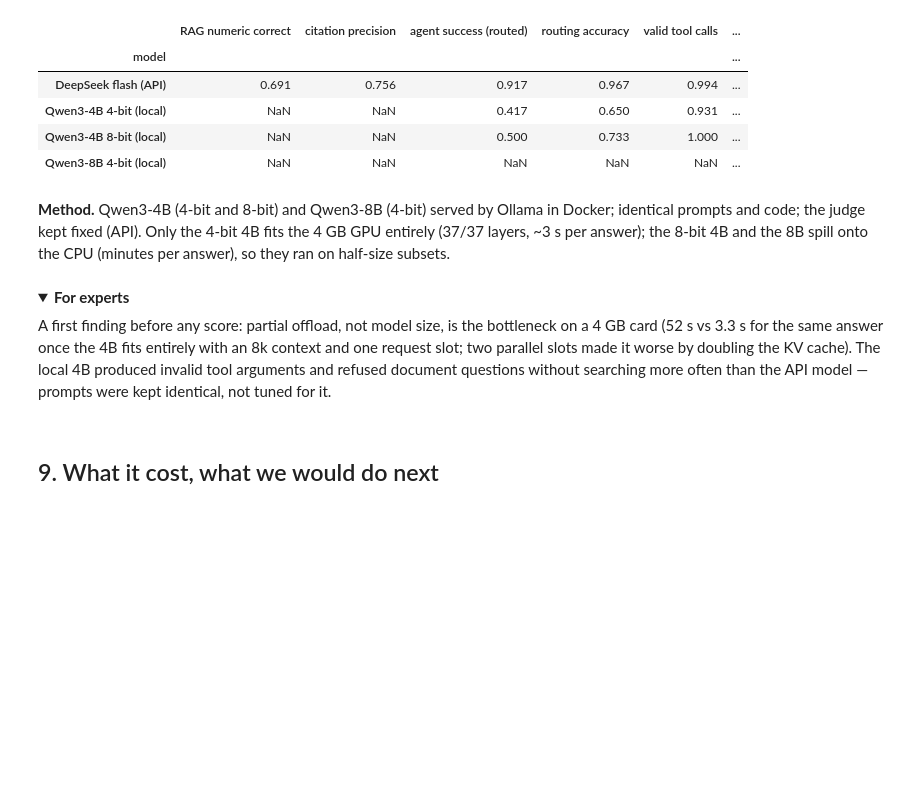
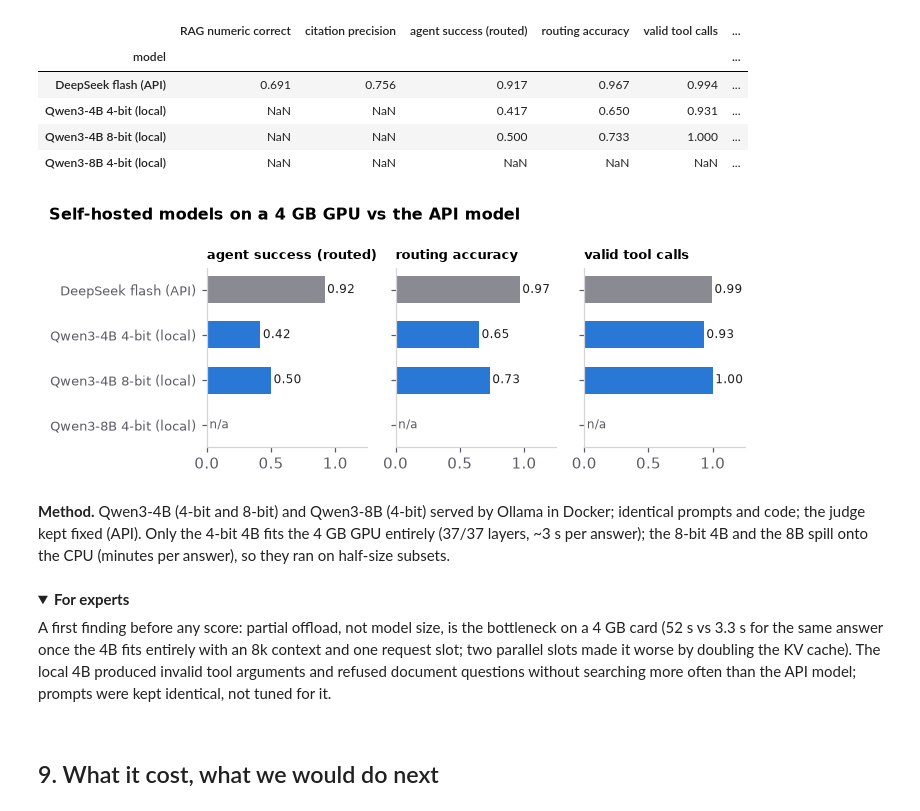
Before and after one commit to hassenBC/finagent-ch, a Jupyter notebook: report/finagent_report.ipynb, the cells around one changed output. Saved outputs shown, nothing was run; the diff lists cells and outputs as text; code cells hidden in the pictures; folded sections open; blank space fills up the shorter version.

```diff
--- a/report/finagent_report.ipynb
+++ b/report/finagent_report.ipynb
@@ -324,6 +323,10 @@ t if t is not None else "Phase 9 results not available yet — re-run this noteb
 | Qwen3-4B 4-bit (local) | NaN | NaN | 0.417 | 0.650 | 0.931 | ... |
 | Qwen3-4B 8-bit (local) | NaN | NaN | 0.500 | 0.733 | 1.000 | ... |
 | Qwen3-8B 4-bit (local) | NaN | NaN | NaN | NaN | NaN | ... |
+# %%
+F.fig_models();
+# %% [output]
+[figure, added]
 # %% [markdown]
 **Method.** Qwen3-4B (4-bit and 8-bit) and Qwen3-8B (4-bit) served by Ollama in Docker; identical
 prompts and code; the judge kept fixed (API). Only the 4-bit 4B fits the 4 GB GPU entirely (37/37 layers,
@@ -335,7 +338,7 @@ subsets.
 A first finding before any score: partial offload, not model size, is the bottleneck on a 4 GB card
 (52 s vs 3.3 s for the same answer once the 4B fits entirely with an 8k context and one request slot; two
 parallel slots made it worse by doubling the KV cache). The local 4B produced invalid tool arguments and
-refused document questions without searching more often than the API model — prompts were kept identical,
+refused document questions without searching more often than the API model; prompts were kept identical,
 not tuned for it.
 
 </details>
```
Also changed, not shown: parts of 14 cells of this notebook, 18 other files.
